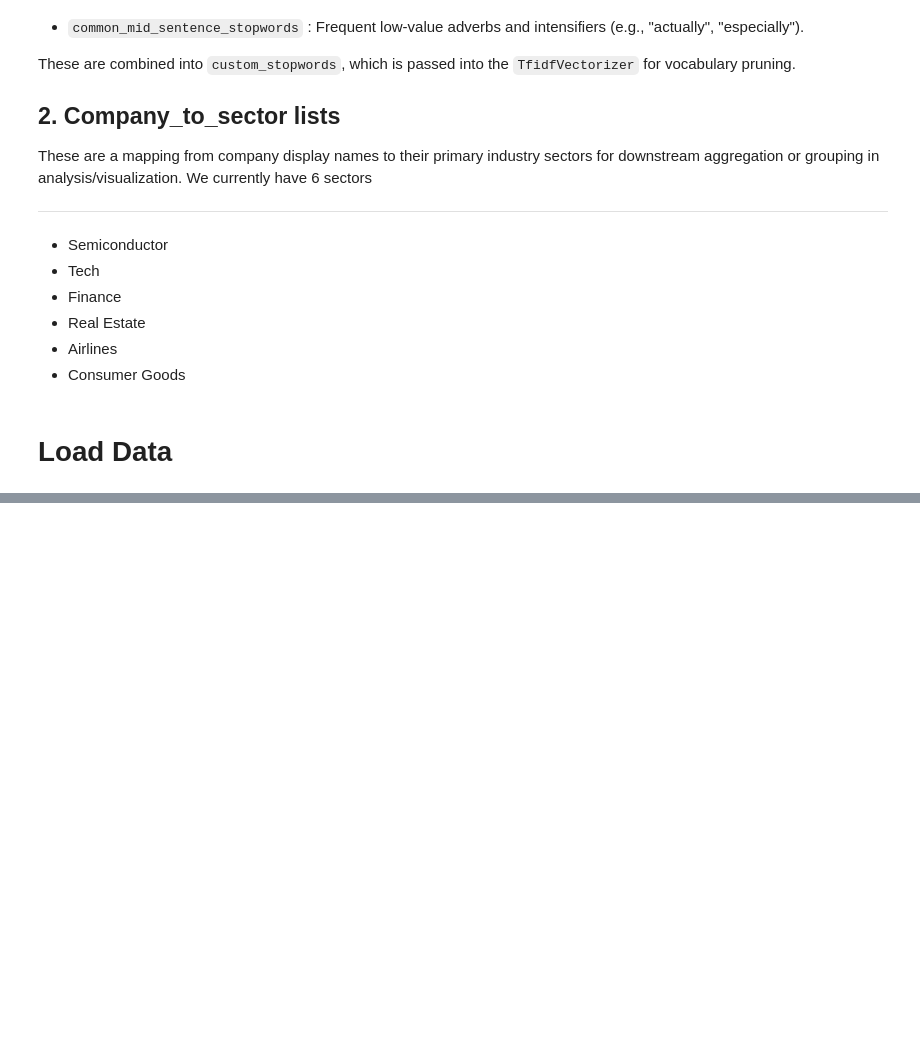
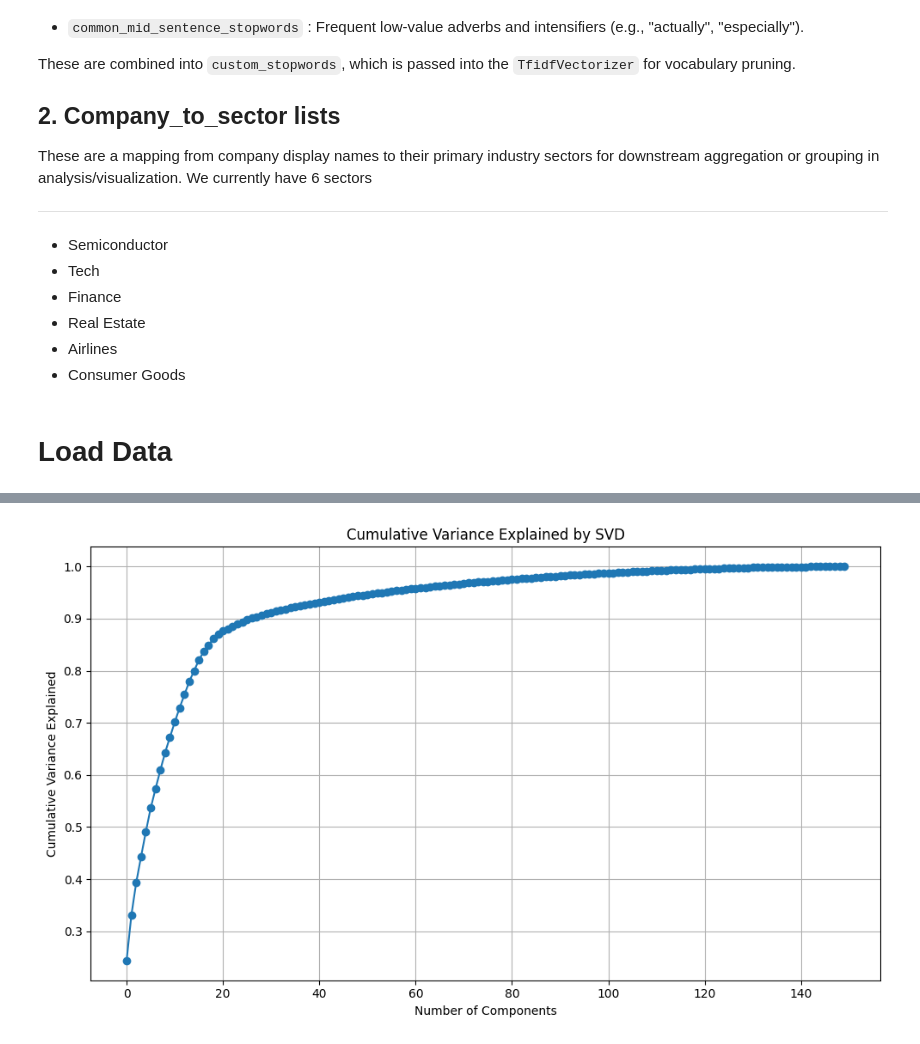
Before and after one commit to sahn1998/EarningsTranscripts-NLP, a Jupyter notebook: notebooks/data_preprocess_1.ipynb, the cells around one changed output, grey strips where cells are left out. Saved outputs shown, nothing was run; the diff lists cells and outputs as text; code cells hidden in the pictures; blank space fills up the shorter version.

```diff
--- a/notebooks/data_preprocess_1.ipynb
+++ b/notebooks/data_preprocess_1.ipynb
@@ -355,0 +254,24 @@ df.head()
+# %%
+import numpy as np
+import matplotlib.pyplot as plt
+
+# Convert sparse matrix to dense (if using scikit-learn's TfidfVectorizer output)
+tfidf_dense = tfidf_matrix.toarray()
+
+# Run SVD
+U, S, VT = np.linalg.svd(tfidf_dense, full_matrices=False)
+
+# Calculate explained variance
+explained_variance = (S ** 2) / np.sum(S ** 2)
+
+# Plot cumulative variance
+plt.figure(figsize=(10, 6))
+plt.plot(np.cumsum(explained_variance), marker='o')
+plt.title('Cumulative Variance Explained by SVD')
+plt.xlabel('Number of Components')
+plt.ylabel('Cumulative Variance Explained')
+plt.grid(True)
+plt.tight_layout()
+plt.show()
+# %% [output]
+[figure, added]
```
Also changed, not shown: parts of 15 cells of this notebook, 8 other files.
